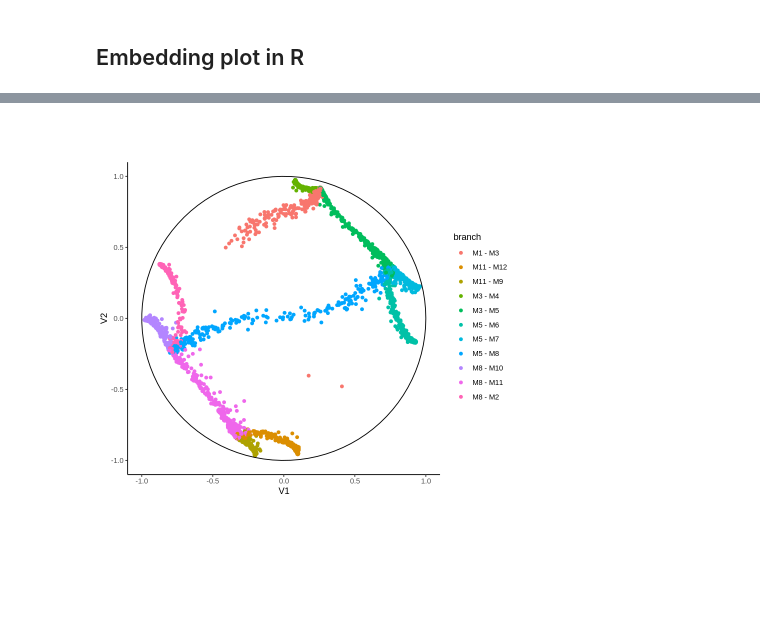
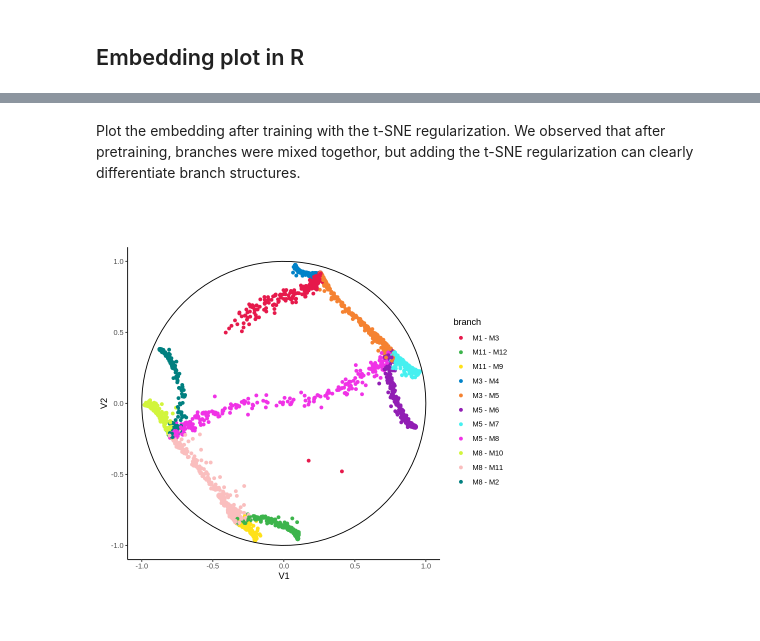
Before and after one commit to ttgump/scDHMap, a Jupyter notebook: Tutorial.ipynb, the cells around one changed output, grey strips where cells are left out. Cells and saved outputs as stored; diff of their text form; code cells hidden in the pictures; blank space fills up the shorter version.

```diff
--- a/Tutorial.ipynb
+++ b/Tutorial.ipynb
@@ -256,12 +254,14 @@ Plot the embedding after training with the t-SNE regularization. We observed tha
+# %% [markdown]
+Plot the embedding after training with the t-SNE regularization. We observed that after pretraining, branches were mixed togethor, but adding the t-SNE regularization can clearly differentiate branch structures.
 # %%
-'''
-Draw final embedding
-'''
+###########################
+# Draw final embedding
+###########################
 latent <- read.table("final_latent.txt", sep=",")
 dat <- data.frame(latent, branch=paste(progressions$from, progressions$to, sep=" - "))
 ggplot(dat, aes(x=V1, y=V2, color=branch)) + geom_point() +
         annotate("path", x=0+1*cos(seq(0,2*pi,length.out=100)),
                          y=0+1*sin(seq(0,2*pi,length.out=100))) +
-        theme_classic() + coord_fixed(ratio = 1)
+        theme_classic() + coord_fixed(ratio = 1) + scale_color_manual(values=colorvector)
 # %% [output]
-[figure, old version]
+[figure, new version]
```
Also changed, not shown: parts of 17 cells of this notebook.
